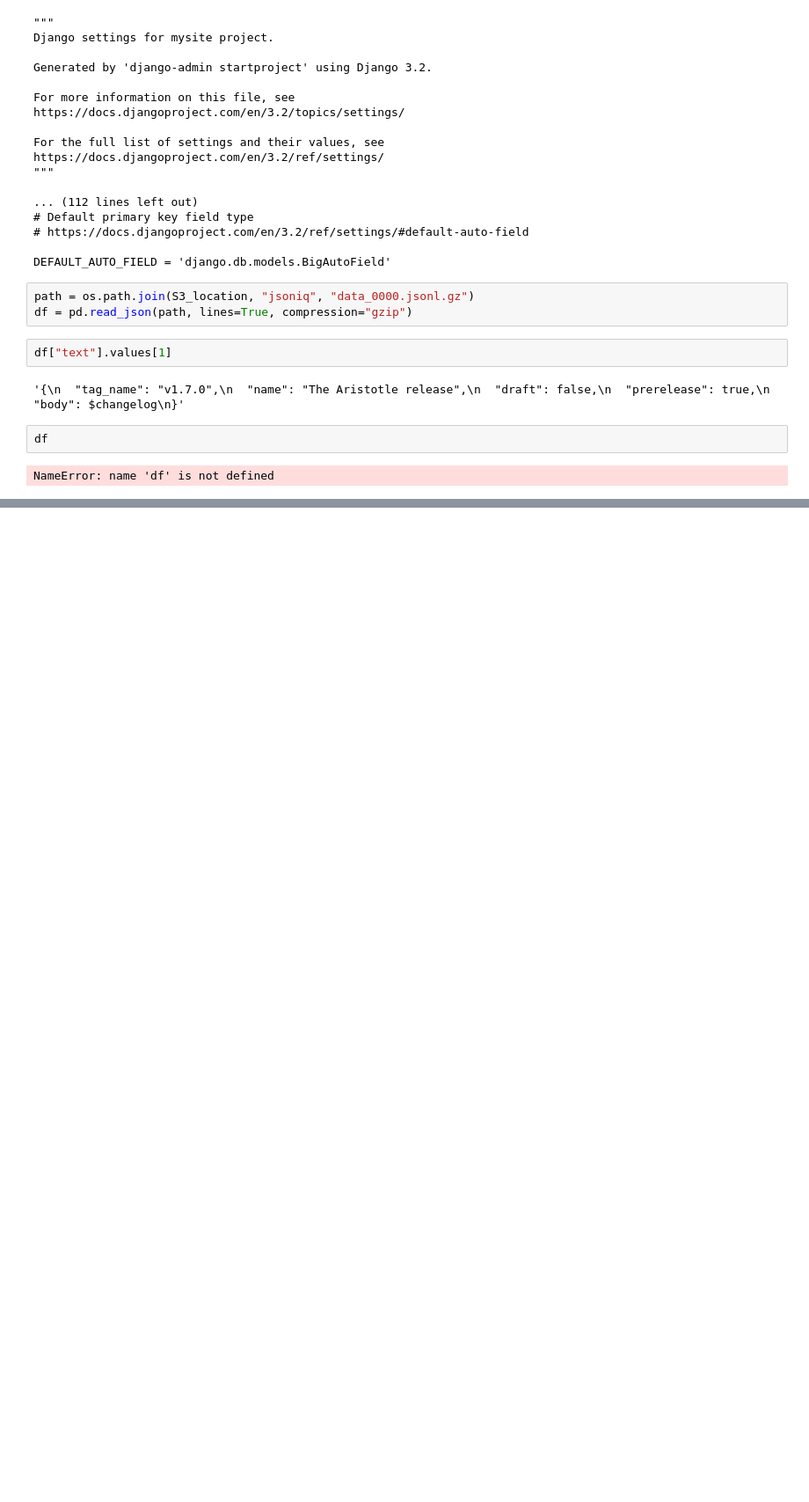
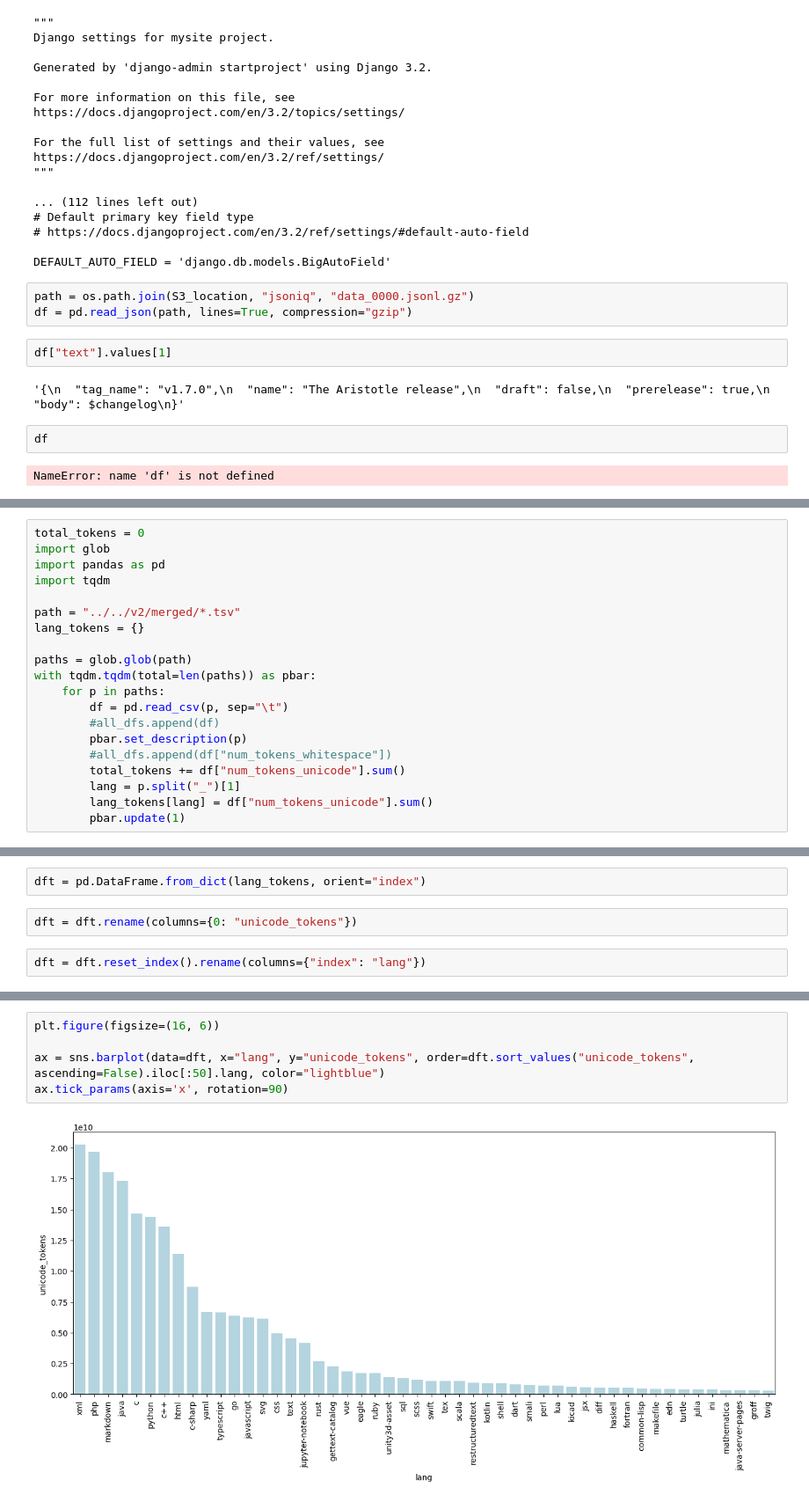
Before and after one commit to allenai/OLMo, a Jupyter notebook: pretrain_data/the_stack/v0/notebooks/aggregate_stats.ipynb, the cells around one changed output, grey strips where cells are left out. Shown: that part at 88% size. Cells and saved outputs as stored; diff of their text form; blank space fills up the shorter version.

```diff
--- a/pretrain_data/the_stack/v0/notebooks/aggregate_stats.ipynb
+++ b/pretrain_data/the_stack/v0/notebooks/aggregate_stats.ipynb
@@ -426,0 +1750,20 @@ fdf[dfx.columns]
+# %%
+total_tokens = 0
+import glob
+import pandas as pd
+import tqdm
+
+path = "../../v2/merged/*.tsv"
+lang_tokens = {}
+
+paths = glob.glob(path)
+with tqdm.tqdm(total=len(paths)) as pbar:
+    for p in paths:
+        df = pd.read_csv(p, sep="\t")
+        #all_dfs.append(df)
+        pbar.set_description(p)
+        #all_dfs.append(df["num_tokens_whitespace"])
+        total_tokens += df["num_tokens_unicode"].sum()
+        lang = p.split("_")[1]
+        lang_tokens[lang] = df["num_tokens_unicode"].sum()
+        pbar.update(1)
@@ -426,0 +1812,6 @@ fdf[dfx.columns]
+# %%
+dft = pd.DataFrame.from_dict(lang_tokens, orient="index")
+# %%
+dft = dft.rename(columns={0: "unicode_tokens"})
+# %%
+dft = dft.reset_index().rename(columns={"index": "lang"})
@@ -426,0 +1834,7 @@ fdf[dfx.columns]
+# %%
+plt.figure(figsize=(16, 6))
+
+ax = sns.barplot(data=dft, x="lang", y="unicode_tokens", order=dft.sort_values("unicode_tokens", ascending=False).iloc[:50].lang, color="lightblue")
+ax.tick_params(axis='x', rotation=90)
+# %% [output]
+[figure, added]
```
Also changed, not shown: parts of 224 cells of this notebook.
